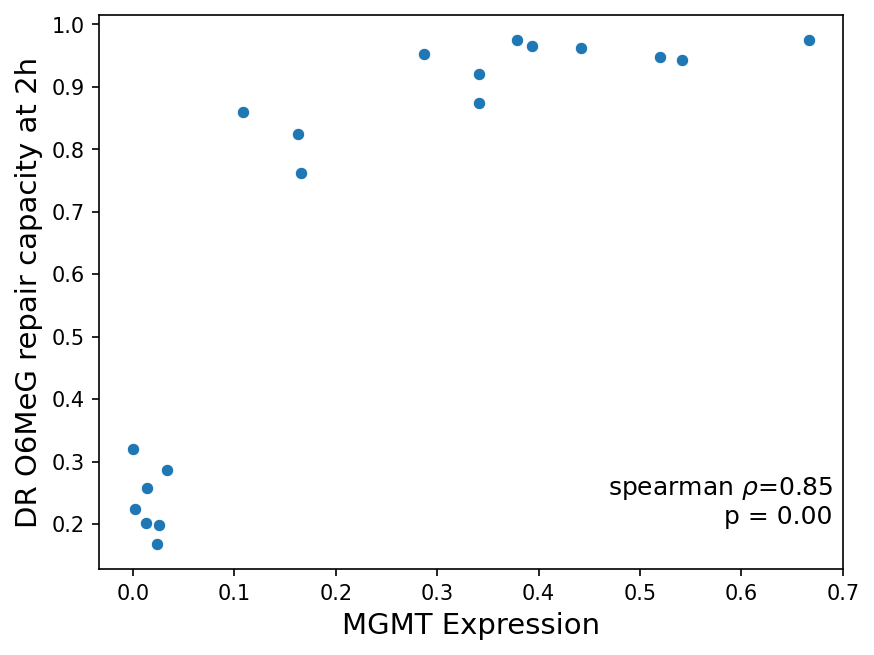
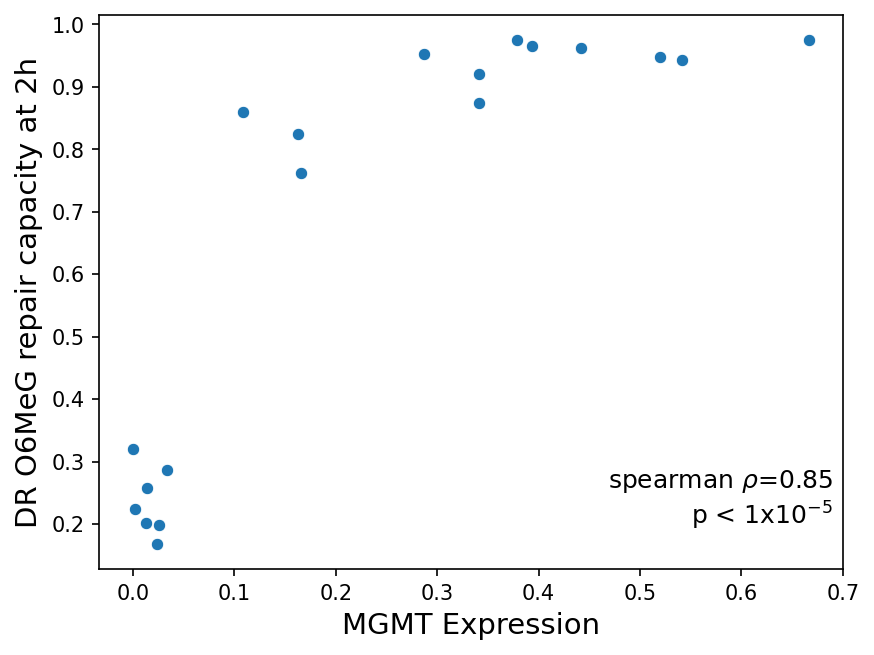
The change to this notebook cell's code, shown as a diff; its figure went from the first image to the second:
--- before
+++ after
@@ -8,5 +8,10 @@
 
 res = spearmanr(df['MGMT'],df['DR_O6MeG'])
-plt.text(.69,.2,f'spearman $\\rho$={res[0]:.2f}\np = {res[1]:.2f}',ha='right',fontsize=12)
+
+if res[1] < 1e-5:
+    plab = 'p < 1x10$^{-5}$'
+else:
+    plab = f'p = {res[1]:.2f}'
+plt.text(.69,.2,f'spearman $\\rho$={res[0]:.2f}\n' + plab,ha='right',fontsize=12)
 
 plt.savefig('pdf/figure5d_MGMT_O6MeG_correlation.pdf',bbox_inches='tight')

Commit: updated figures